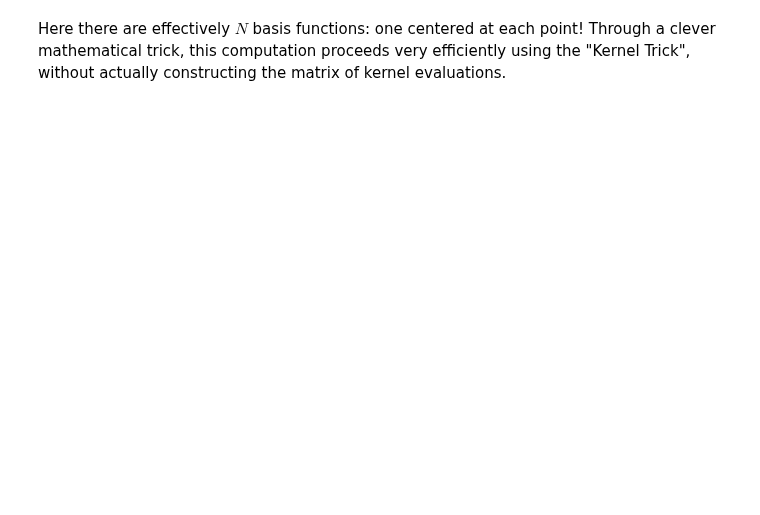
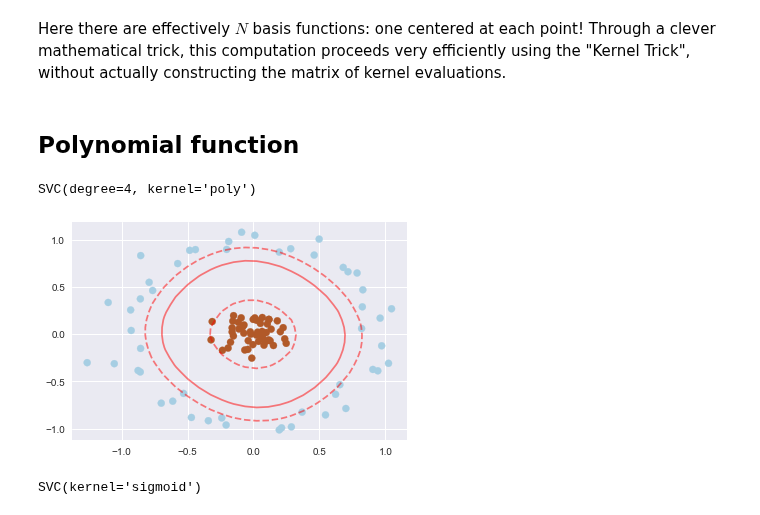
Before and after one commit to faizuddin/ISB46703, a Jupyter notebook: supervised_classification_svm.ipynb, the cells around one changed output. Cells and saved outputs as stored; diff of their text form; code cells hidden in the pictures; blank space fills up the shorter version.

Commit message:
Added poly and sigmoid function. New dataset.

```diff
--- a/supervised_classification_svm.ipynb
+++ b/supervised_classification_svm.ipynb
@@ -162,2 +162,20 @@ plt.scatter(clf.support_vectors_[:, 0], clf.support_vectors_[:, 1], s=200, facec
 # %% [markdown]
 Here there are effectively $N$ basis functions: one centered at each point! Through a clever mathematical trick, this computation proceeds very efficiently using the "Kernel Trick", without actually constructing the matrix of kernel evaluations.
+# %% [markdown]
+## Polynomial function
+# %%
+clf_poly = SVC(kernel='poly', degree=4)
+clf_poly.fit(X, y)
+# %% [output]
+SVC(degree=4, kernel='poly')
+# %%
+plt.scatter(X[:, 0], X[:, 1], c=y, s=50, cmap=plt.cm.Paired)
+plot_svc_decision_function(clf_poly)
+plt.scatter(clf_poly.support_vectors_[:, 0], clf_poly.support_vectors_[:, 1], s=200, facecolors='none');
+# %% [output]
+[figure, added]
+# %%
+clf_sig = SVC(kernel='sigmoid')
+clf_sig.fit(X, y)
+# %% [output]
+SVC(kernel='sigmoid')
```
Also changed, not shown: parts of 10 cells of this notebook, 1 other file.
